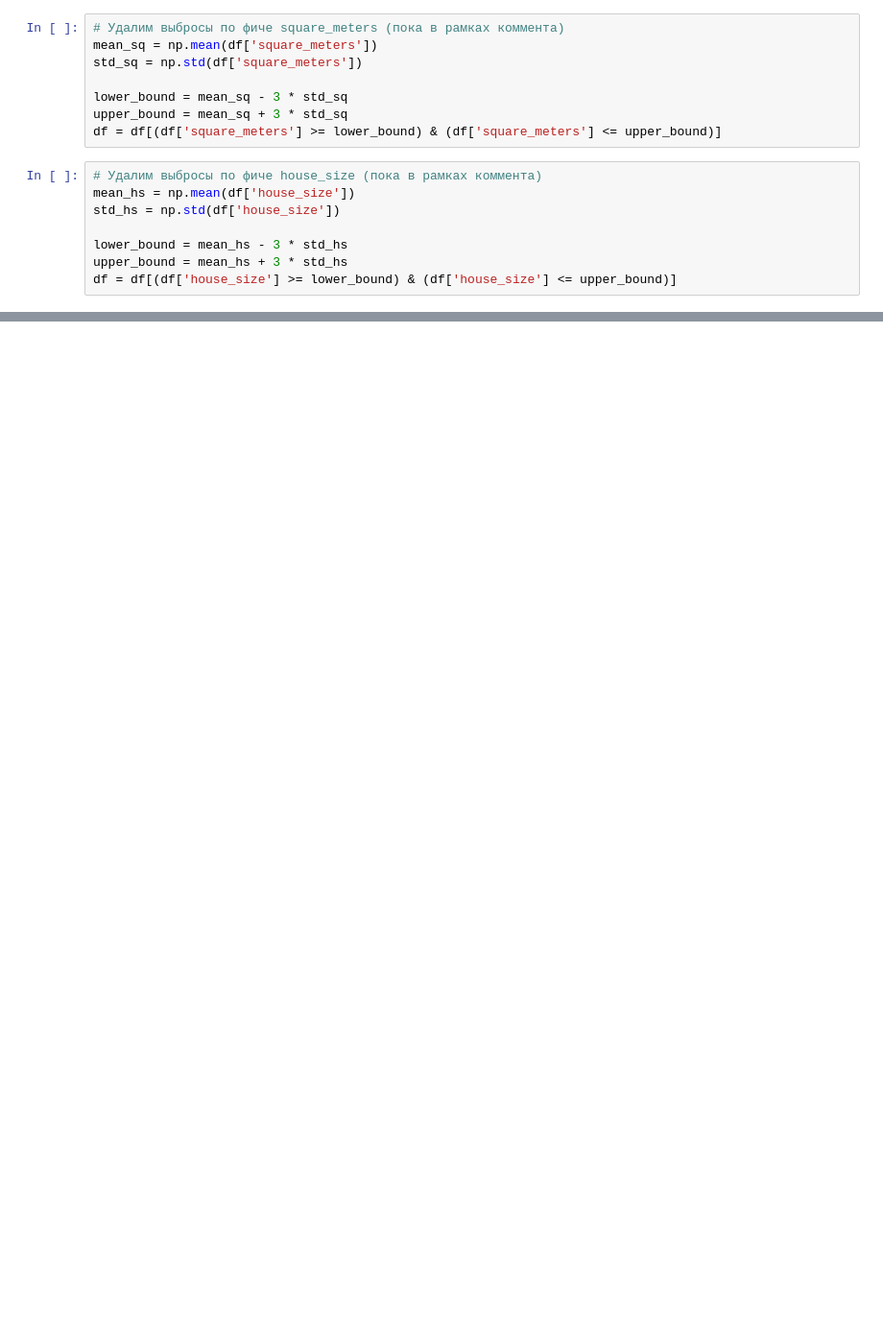
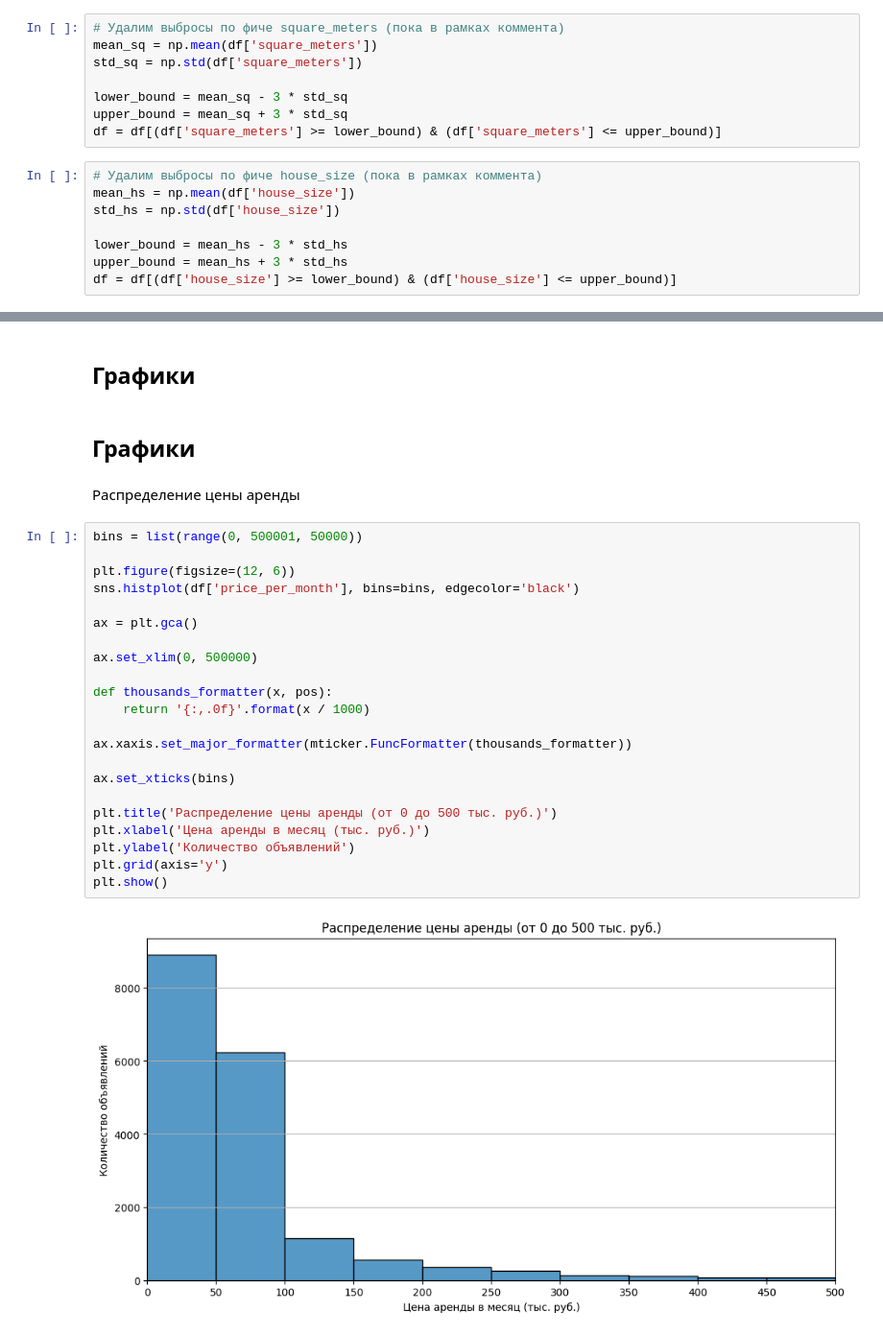
Before and after one commit to Danil-Oo/rent_real_estate_team_docker, a Jupyter notebook: realises/preprocessing.ipynb, the cells around one changed output, grey strips where cells are left out. Shown at 96% size. Drawn from its saved outputs; the diff is of its cells as text; blank space fills up the shorter version.

```diff
--- a/realises/preprocessing.ipynb
+++ b/realises/preprocessing.ipynb
@@ -783,0 +847,30 @@ df = df[(df['house_size'] >= lower_bound) & (df['house_size'] <= upper_bound)]
+# %% [markdown]
+## Графики
+# %% [markdown]
+## Графики
+# %% [markdown]
+Распределение цены аренды
+# %%
+bins = list(range(0, 500001, 50000))
+
+plt.figure(figsize=(12, 6))
+sns.histplot(df['price_per_month'], bins=bins, edgecolor='black')
+
+ax = plt.gca()
+
+ax.set_xlim(0, 500000)
+
+def thousands_formatter(x, pos):
+    return '{:,.0f}'.format(x / 1000)
+
+ax.xaxis.set_major_formatter(mticker.FuncFormatter(thousands_formatter))
+
+ax.set_xticks(bins)
+
+plt.title('Распределение цены аренды (от 0 до 500 тыс. руб.)')
+plt.xlabel('Цена аренды в месяц (тыс. руб.)')
+plt.ylabel('Количество объявлений')
+plt.grid(axis='y')
+plt.show()
+# %% [output]
+[figure, added]
```
Also changed, not shown: parts of 40 cells of this notebook.
